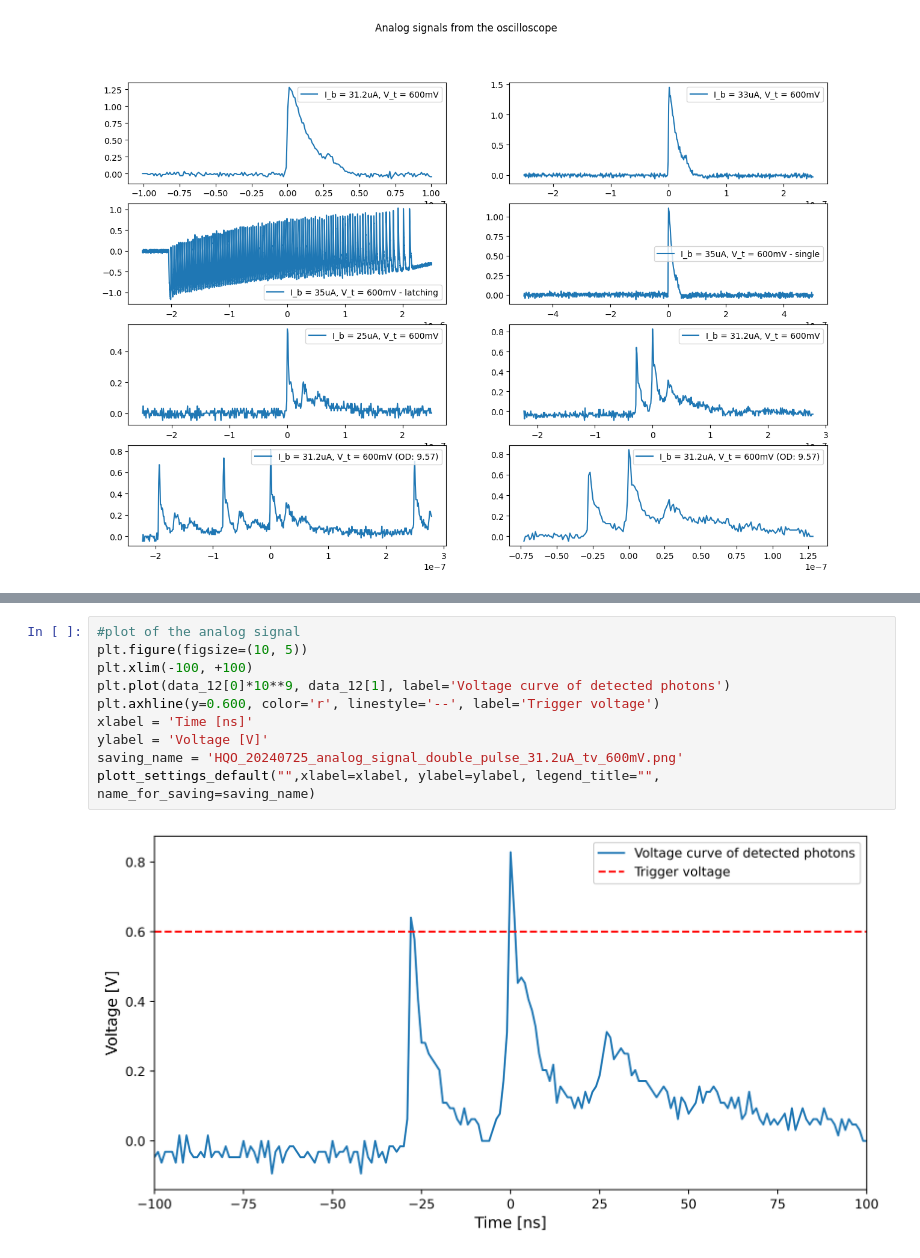
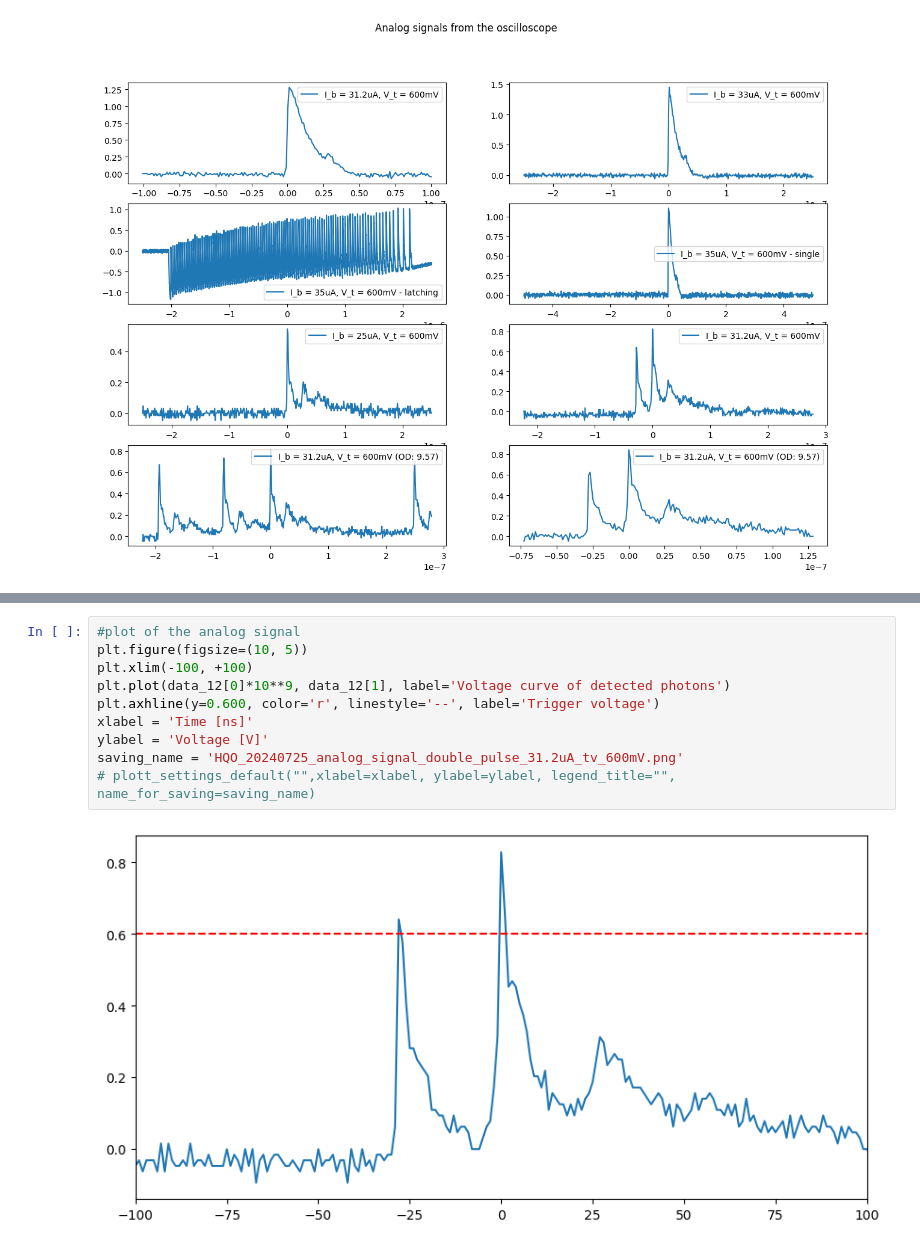
Before and after one commit to MXM1796/Bachelor_thesis_24, a Jupyter notebook: Porgramming/analog_signals.ipynb, the cells around one changed output, grey strips where cells are left out. Drawn from its saved outputs; the diff is of its cells as text.

```diff
--- a/Porgramming/analog_signals.ipynb
+++ b/Porgramming/analog_signals.ipynb
@@ -94,15 +94,15 @@ plott_settings_default("",xlabel=xlabel, ylabel=ylabel, legend_title="", name_fo
 # %%
 #plot of the analog signal
 plt.figure(figsize=(10, 5))
 plt.xlim(-100, +100)
 plt.plot(data_12[0]*10**9, data_12[1], label='Voltage curve of detected photons')
 plt.axhline(y=0.600, color='r', linestyle='--', label='Trigger voltage')
 xlabel = 'Time [ns]'
 ylabel = 'Voltage [V]'
 saving_name = 'HQO_20240725_analog_signal_double_pulse_31.2uA_tv_600mV.png'
-plott_settings_default("",xlabel=xlabel, ylabel=ylabel, legend_title="", name_for_saving=saving_name)
+# plott_settings_default("",xlabel=xlabel, ylabel=ylabel, legend_title="", name_for_saving=saving_name)
 # %% [output]
-[figure, old version]
+[figure, new version]
 # %%
 #single plot of each analog signal from above
 plt.axhline(y=0.600, color='r', linestyle='--', label='Trigger voltage')
```
Also changed, not shown: parts of 3 cells of this notebook, 21 other files.
